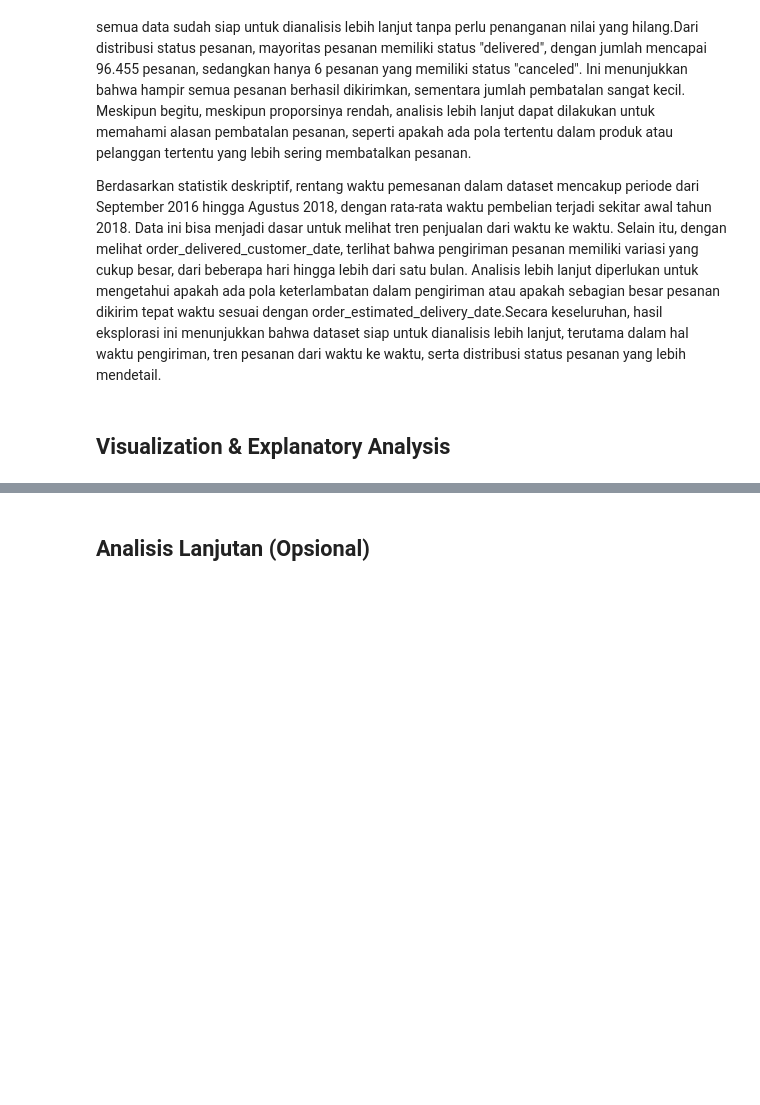
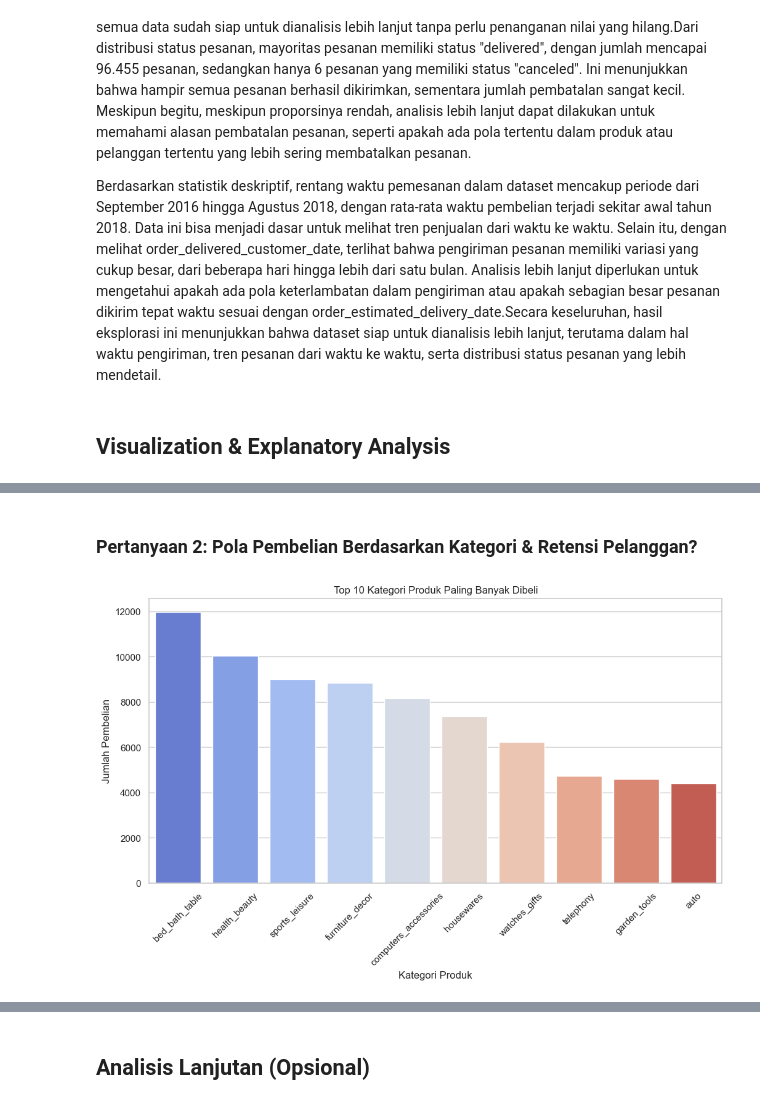
Before and after one commit to bhqialza/analisis-data, a Jupyter notebook: notebook.ipynb, the cells around one changed output, grey strips where cells are left out. Drawn from its saved outputs; the diff is of its cells as text; code cells hidden in the pictures; blank space fills up the shorter version.

```diff
--- a/notebook.ipynb
+++ b/notebook.ipynb
@@ -181,0 +534,7 @@ dtype: int64
+# %%
+# Agregasi jumlah pembelian berdasarkan kategori produk
+category_trend = df_clean.groupby("product_category_name_english")["order_item_id"].count().reset_index()
+category_trend = category_trend.sort_values(by="order_item_id", ascending=False).head(10)
+
+# Tampilkan hasil agregasi
+category_trend
@@ -247,0 +608,21 @@ Persentase pesanan yang terkirim tepat waktu: 91.89%
+# %% [markdown]
+### Pertanyaan 2: Pola Pembelian Berdasarkan Kategori & Retensi Pelanggan?
+# %%
+# Visualisasi kategori produk paling banyak dibeli
+plt.figure(figsize=(12, 6))
+sns.barplot(
+    data=category_trend,
+    x="product_category_name_english",
+    y="order_item_id",
+    hue="product_category_name_english",
+    dodge=False,
+    palette="coolwarm",
+    legend=False
+)
+plt.xticks(rotation=45)
+plt.xlabel("Kategori Produk")
+plt.ylabel("Jumlah Pembelian")
+plt.title("Top 10 Kategori Produk Paling Banyak Dibeli")
+plt.show()
+# %% [output]
+[figure, added]
```
Also changed, not shown: parts of 74 cells of this notebook, 3 other files.
